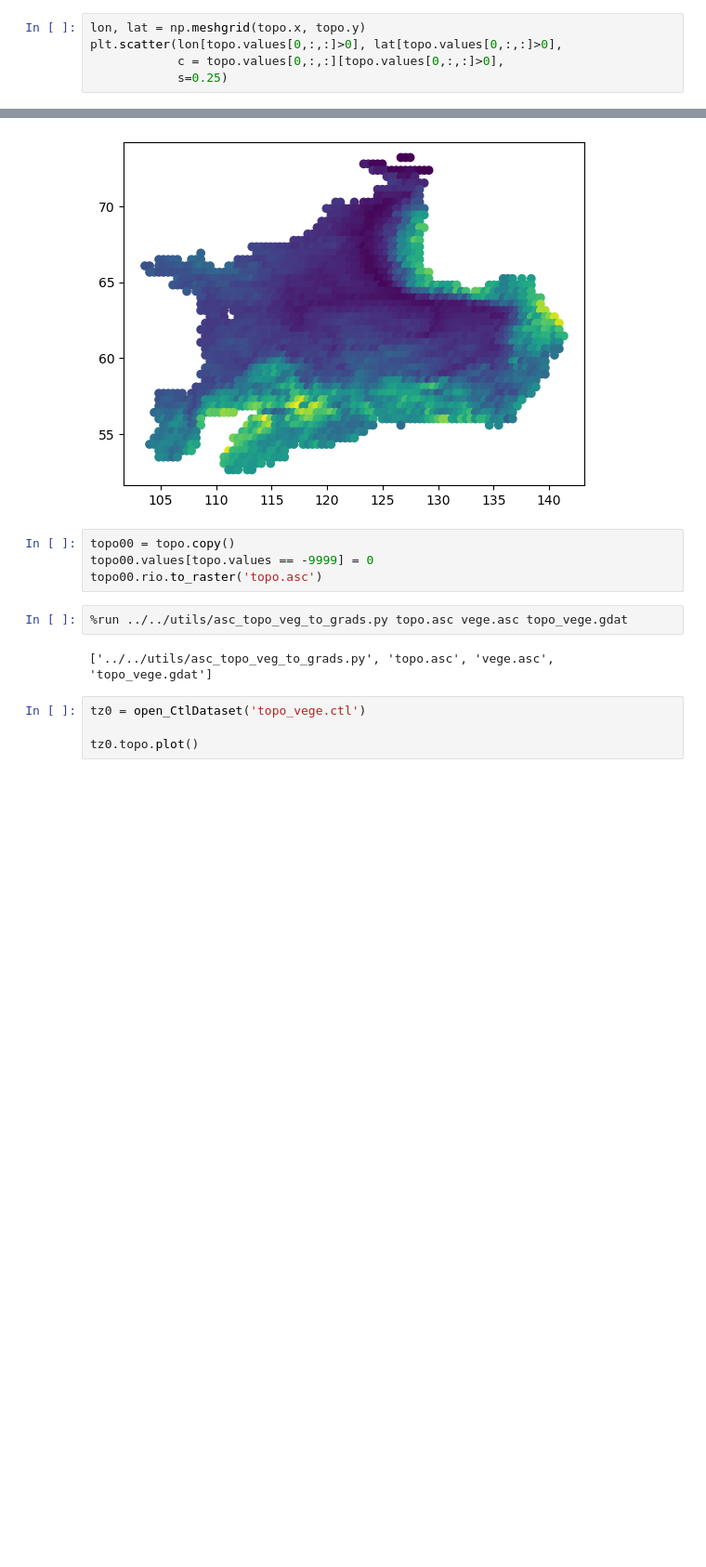
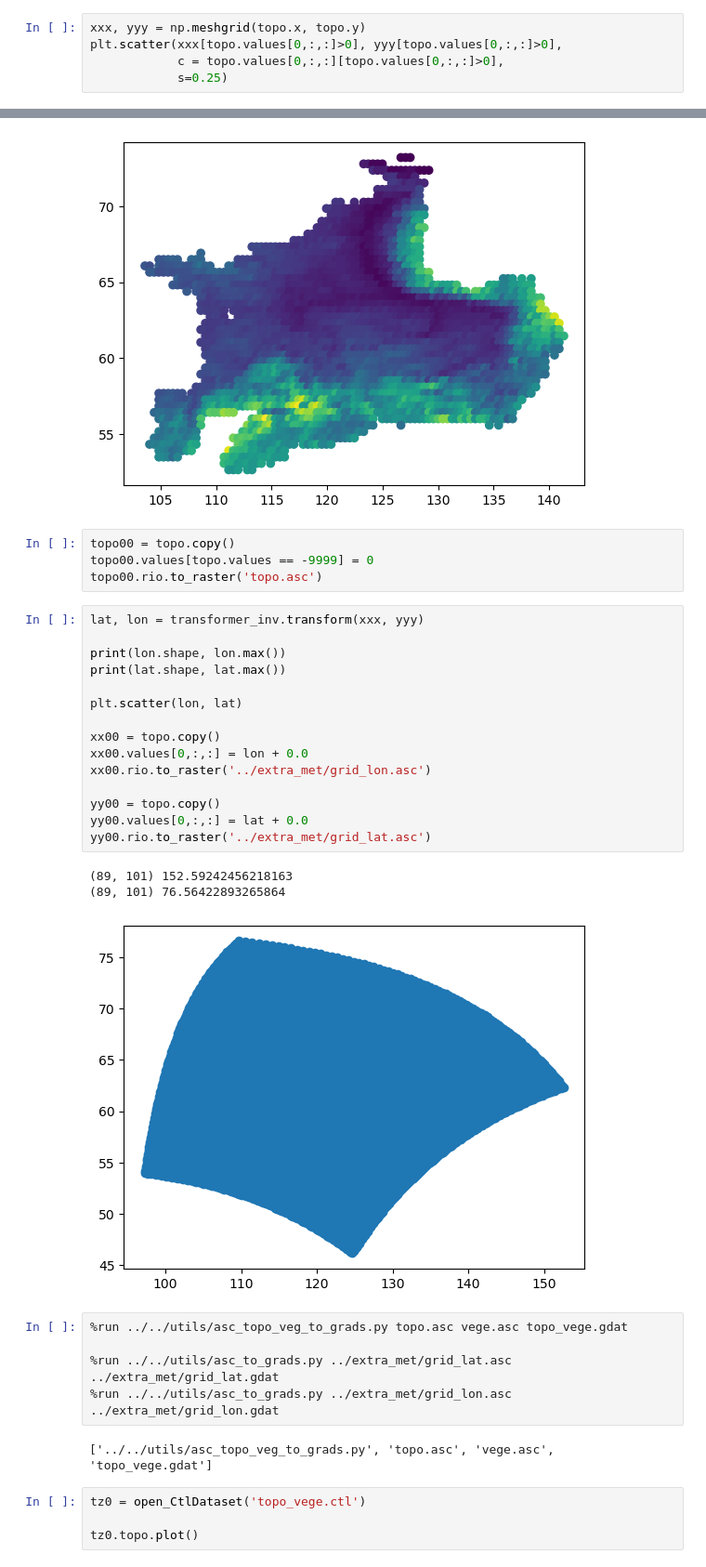
Before and after one commit to wk1984/Parallel-SnowModel-1.0, a Jupyter notebook: Arctic_Drainage/veg_topo/prepare_topo_vege.ipynb, the cells around one changed output, grey strips where cells are left out. Shown at 93% size. Drawn from its saved outputs; the diff is of its cells as text; blank space fills up the shorter version.

```diff
--- a/Arctic_Drainage/veg_topo/prepare_topo_vege.ipynb
+++ b/Arctic_Drainage/veg_topo/prepare_topo_vege.ipynb
@@ -145,8 +145,8 @@ Attributes:
     add_offset:     0.0
     _FillValue:     -9999.0
 # %%
-lon, lat = np.meshgrid(topo.x, topo.y)
-plt.scatter(lon[topo.values[0,:,:]>0], lat[topo.values[0,:,:]>0],
+xxx, yyy = np.meshgrid(topo.x, topo.y)
+plt.scatter(xxx[topo.values[0,:,:]>0], yyy[topo.values[0,:,:]>0],
             c = topo.values[0,:,:][topo.values[0,:,:]>0],
             s=0.25)
 # %% [output]
@@ -169,8 +169,30 @@ lon_max=141.33 lon_min=103.60
 topo00 = topo.copy()
 topo00.values[topo.values == -9999] = 0
 topo00.rio.to_raster('topo.asc')
+# %%
+lat, lon = transformer_inv.transform(xxx, yyy)
+
+print(lon.shape, lon.max())
+print(lat.shape, lat.max())
+
+plt.scatter(lon, lat)
+
+xx00 = topo.copy()
+xx00.values[0,:,:] = lon + 0.0
+xx00.rio.to_raster('../extra_met/grid_lon.asc')
+
+yy00 = topo.copy()
+yy00.values[0,:,:] = lat + 0.0
+yy00.rio.to_raster('../extra_met/grid_lat.asc')
+# %% [output]
+(89, 101) 152.59242456218163
+(89, 101) 76.56422893265864
+[figure, added]
 # %%
 %run ../../utils/asc_topo_veg_to_grads.py topo.asc vege.asc topo_vege.gdat
+
+%run ../../utils/asc_to_grads.py ../extra_met/grid_lat.asc ../extra_met/grid_lat.gdat
+%run ../../utils/asc_to_grads.py ../extra_met/grid_lon.asc ../extra_met/grid_lon.gdat
 # %% [output]
 ['../../utils/asc_topo_veg_to_grads.py', 'topo.asc', 'vege.asc', 'topo_vege.gdat']
 # %%
```
Also changed, not shown: parts of 2 cells of this notebook.
